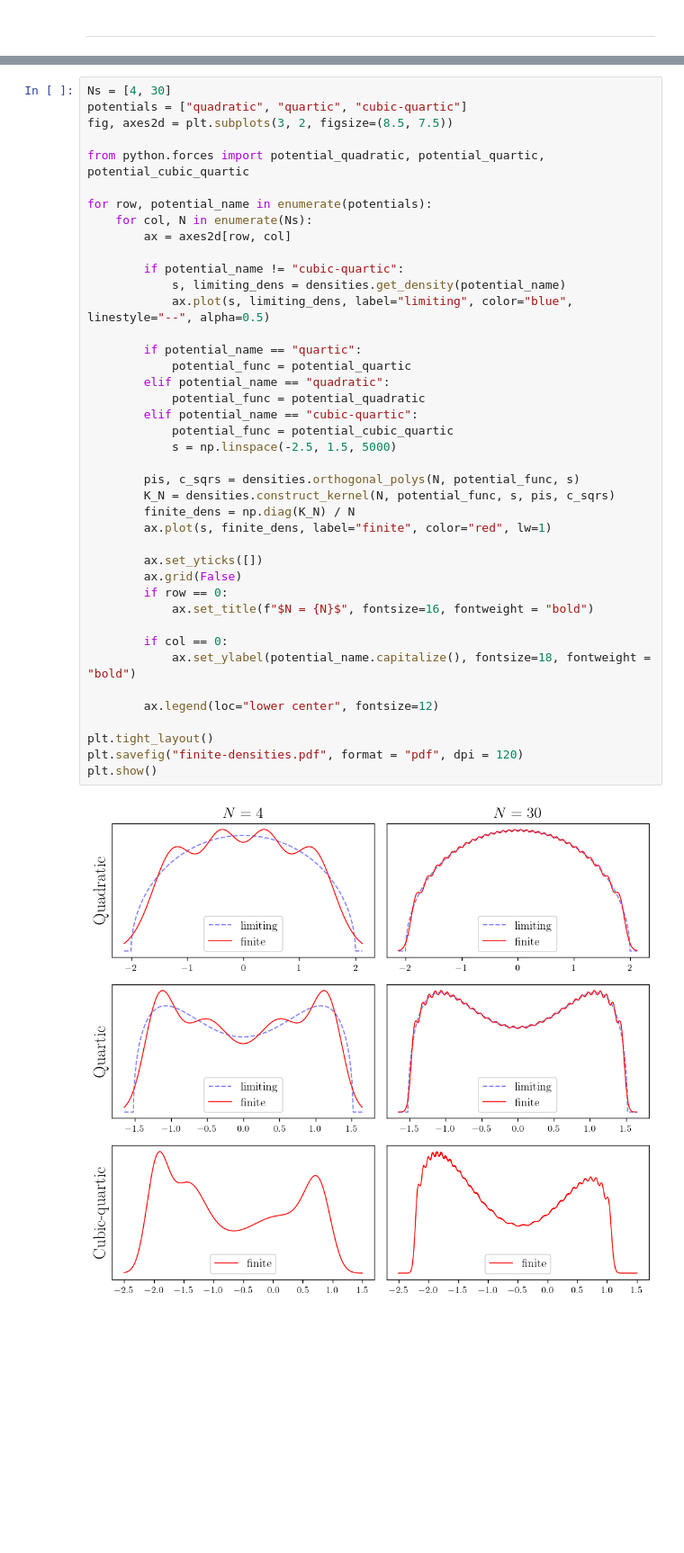
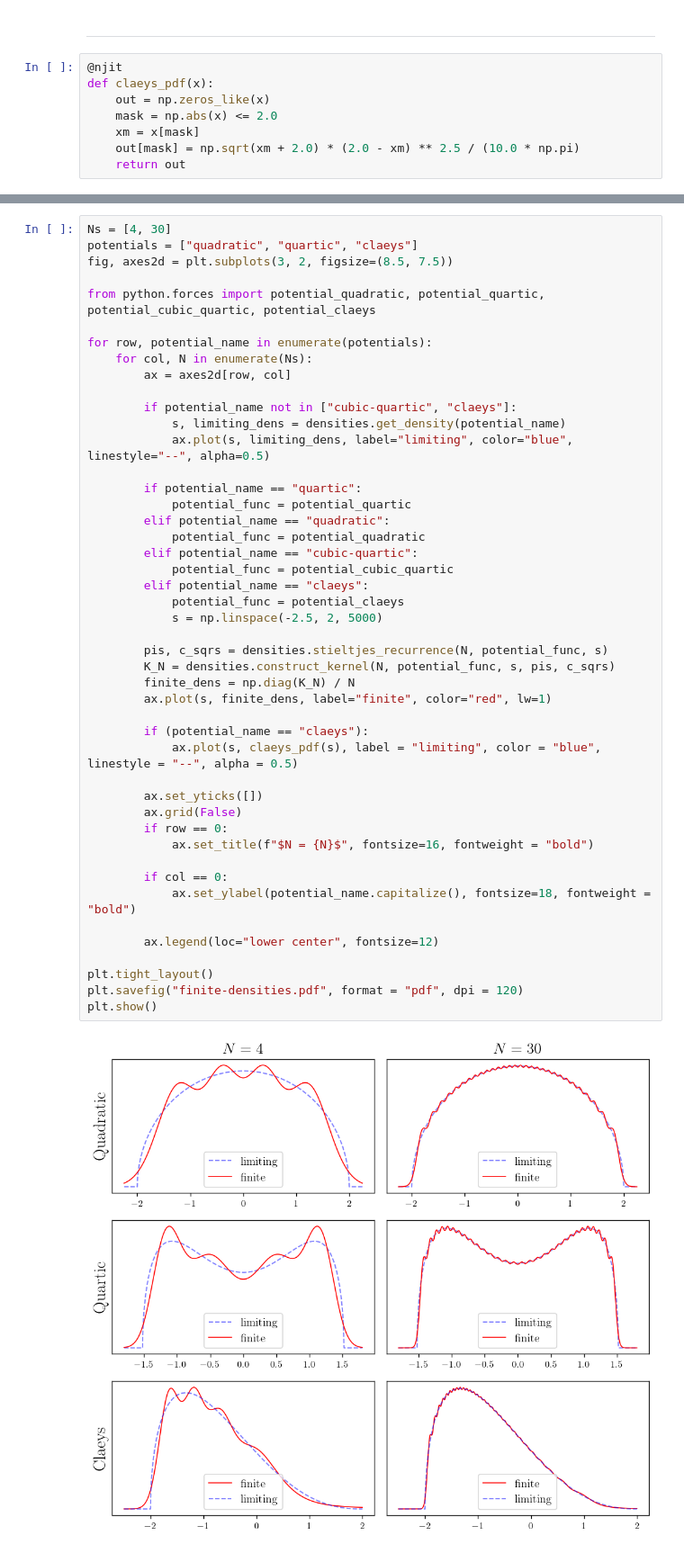
Before and after one commit to fredwdickinson/dissertation, a Jupyter notebook: code/notebooks/02_densities.ipynb, the cells around one changed output, grey strips where cells are left out. Shown at 90% size. Saved outputs shown, nothing was run; the diff lists cells and outputs as text; blank space fills up the shorter version.

Commit message:
claeys and crossings

```diff
--- a/code/notebooks/02_densities.ipynb
+++ b/code/notebooks/02_densities.ipynb
@@ -12,3 +13,11 @@ plt.style.use('dissertation.mplstyle')
 importlib.reload(forces);
 # %% [markdown]
 ---
+# %%
+@njit
+def claeys_pdf(x):
+    out = np.zeros_like(x)
+    mask = np.abs(x) <= 2.0
+    xm = x[mask]
+    out[mask] = np.sqrt(xm + 2.0) * (2.0 - xm) ** 2.5 / (10.0 * np.pi)
+    return out
@@ -15,46 +28,51 @@ importlib.reload(forces);
 # %%
 Ns = [4, 30]
-potentials = ["quadratic", "quartic", "cubic-quartic"]
+potentials = ["quadratic", "quartic", "claeys"]
 fig, axes2d = plt.subplots(3, 2, figsize=(8.5, 7.5))
 
-from python.forces import potential_quadratic, potential_quartic, potential_cubic_quartic
+from python.forces import potential_quadratic, potential_quartic, potential_cubic_quartic, potential_claeys
 
 for row, potential_name in enumerate(potentials):
     for col, N in enumerate(Ns):
         ax = axes2d[row, col]
 
-        if potential_name != "cubic-quartic":
+        if potential_name not in ["cubic-quartic", "claeys"]:
             s, limiting_dens = densities.get_density(potential_name)
             ax.plot(s, limiting_dens, label="limiting", color="blue", linestyle="--", alpha=0.5)
 
         if potential_name == "quartic":
             potential_func = potential_quartic
         elif potential_name == "quadratic":
             potential_func = potential_quadratic
         elif potential_name == "cubic-quartic":
             potential_func = potential_cubic_quartic
-            s = np.linspace(-2.5, 1.5, 5000)
+        elif potential_name == "claeys":
+            potential_func = potential_claeys
+            s = np.linspace(-2.5, 2, 5000)
 
-        pis, c_sqrs = densities.orthogonal_polys(N, potential_func, s)
+        pis, c_sqrs = densities.stieltjes_recurrence(N, potential_func, s)
         K_N = densities.construct_kernel(N, potential_func, s, pis, c_sqrs)
         finite_dens = np.diag(K_N) / N
         ax.plot(s, finite_dens, label="finite", color="red", lw=1)
+
+        if (potential_name == "claeys"):
+            ax.plot(s, claeys_pdf(s), label = "limiting", color = "blue", linestyle = "--", alpha = 0.5)
 
         ax.set_yticks([])
         ax.grid(False)
         if row == 0:
             ax.set_title(f"$N = {N}$", fontsize=16, fontweight = "bold")
 
         if col == 0:
             ax.set_ylabel(potential_name.capitalize(), fontsize=18, fontweight = "bold")
 
         ax.legend(loc="lower center", fontsize=12)
 
 plt.tight_layout()
 plt.savefig("finite-densities.pdf", format = "pdf", dpi = 120)
 plt.show()
 # %% [output]
-[figure, old version]
+[figure, new version]
 # %% [markdown]
 ---
 
```
Also changed, not shown: parts of 10 cells of this notebook, 6 other files.
